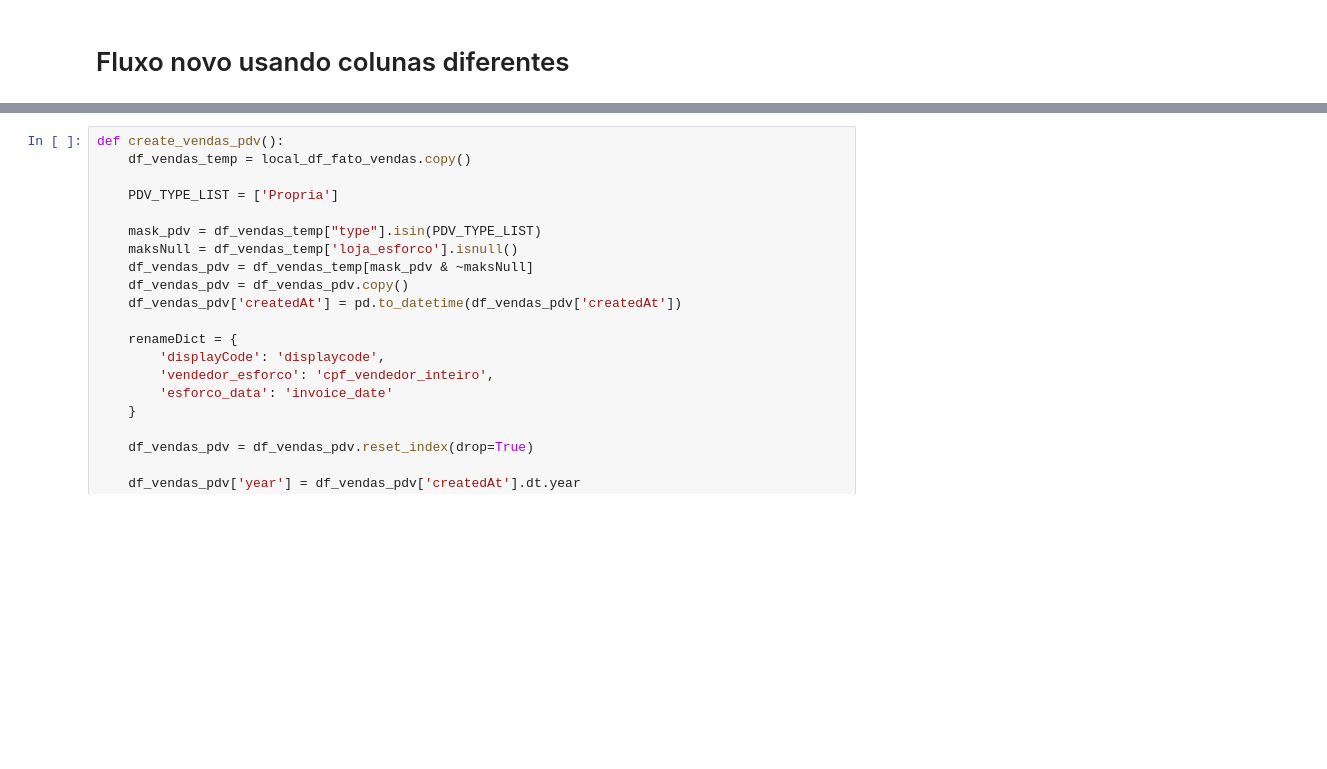
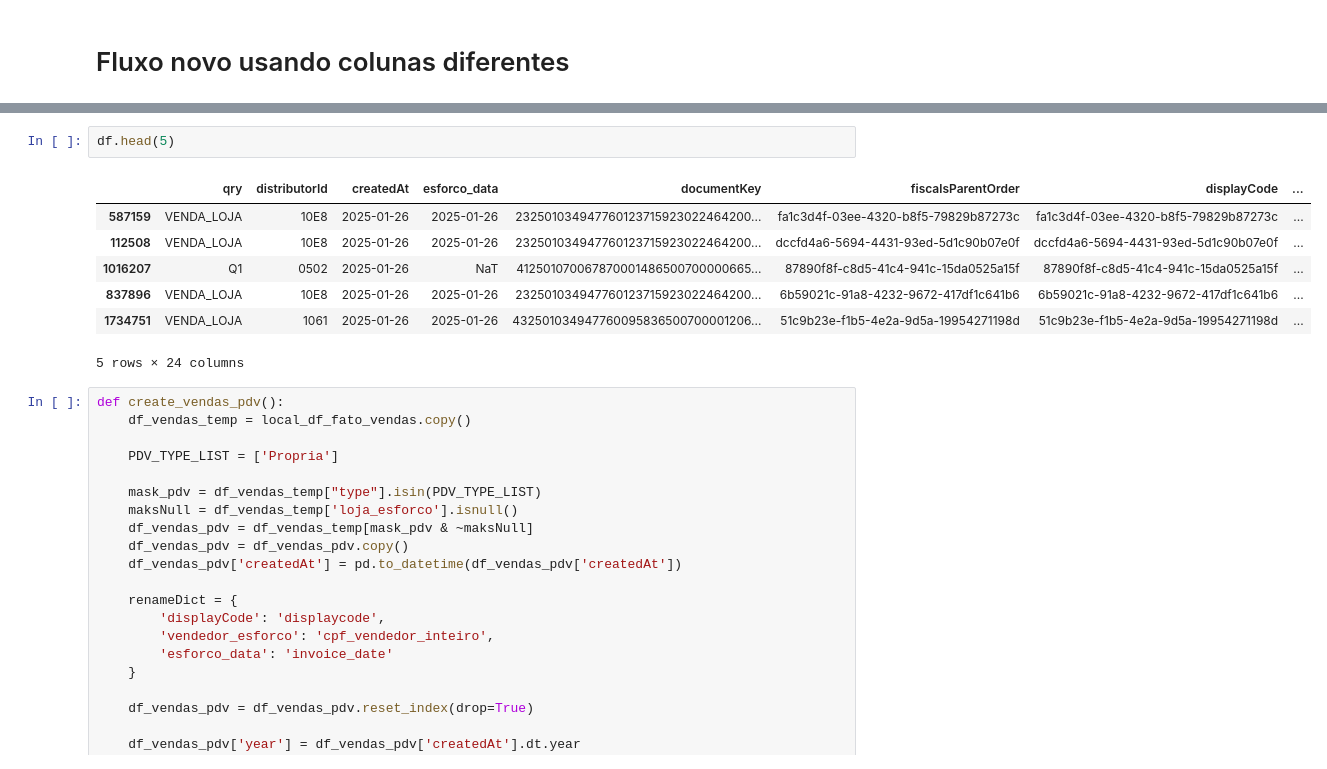
Before and after one commit to AmmoJailton/kpi-indicadores2, a Jupyter notebook: notebooks/teste_base_kpi.ipynb, the cells around one changed output, grey strips where cells are left out. Cells and saved outputs as stored; diff of their text form; blank space fills up the shorter version.

```diff
--- a/notebooks/teste_base_kpi.ipynb
+++ b/notebooks/teste_base_kpi.ipynb
@@ -721,3 +739,13 @@ loja 10H1
+# %%
+df.head(5)
+# %% [output]
+|  | qry | distributorId | createdAt | esforco_data | documentKey | fiscalsParentOrder | displayCode | ... |
+| 587159 | VENDA_LOJA | 10E8 | 2025-01-26 | 2025-01-26 | 232501034947760123715923022464200... | fa1c3d4f-03ee-4320-b8f5-79829b87273c | fa1c3d4f-03ee-4320-b8f5-79829b87273c | ... |
+| 112508 | VENDA_LOJA | 10E8 | 2025-01-26 | 2025-01-26 | 232501034947760123715923022464200... | dccfd4a6-5694-4431-93ed-5d1c90b07e0f | dccfd4a6-5694-4431-93ed-5d1c90b07e0f | ... |
+| 1016207 | Q1 | 0502 | 2025-01-26 | NaT | 412501070067870001486500700000665... | 87890f8f-c8d5-41c4-941c-15da0525a15f | 87890f8f-c8d5-41c4-941c-15da0525a15f | ... |
+| 837896 | VENDA_LOJA | 10E8 | 2025-01-26 | 2025-01-26 | 232501034947760123715923022464200... | 6b59021c-91a8-4232-9672-417df1c641b6 | 6b59021c-91a8-4232-9672-417df1c641b6 | ... |
+| 1734751 | VENDA_LOJA | 1061 | 2025-01-26 | 2025-01-26 | 432501034947760095836500700001206... | 51c9b23e-f1b5-4e2a-9d5a-19954271198d | 51c9b23e-f1b5-4e2a-9d5a-19954271198d | ... |
+5 rows × 24 columns
 # %%
 def create_vendas_pdv():
     df_vendas_temp = local_df_fato_vendas.copy()
```
Also changed, not shown: parts of 6 cells of this notebook, 2 other files.
